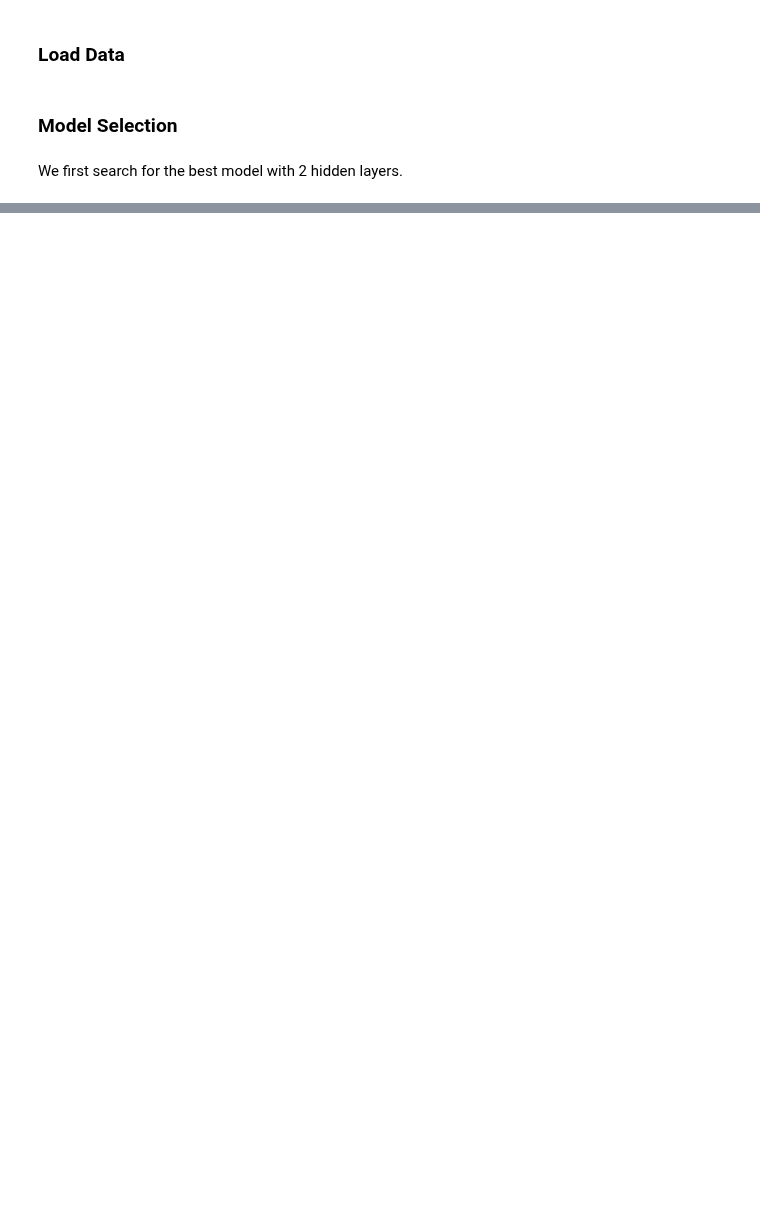
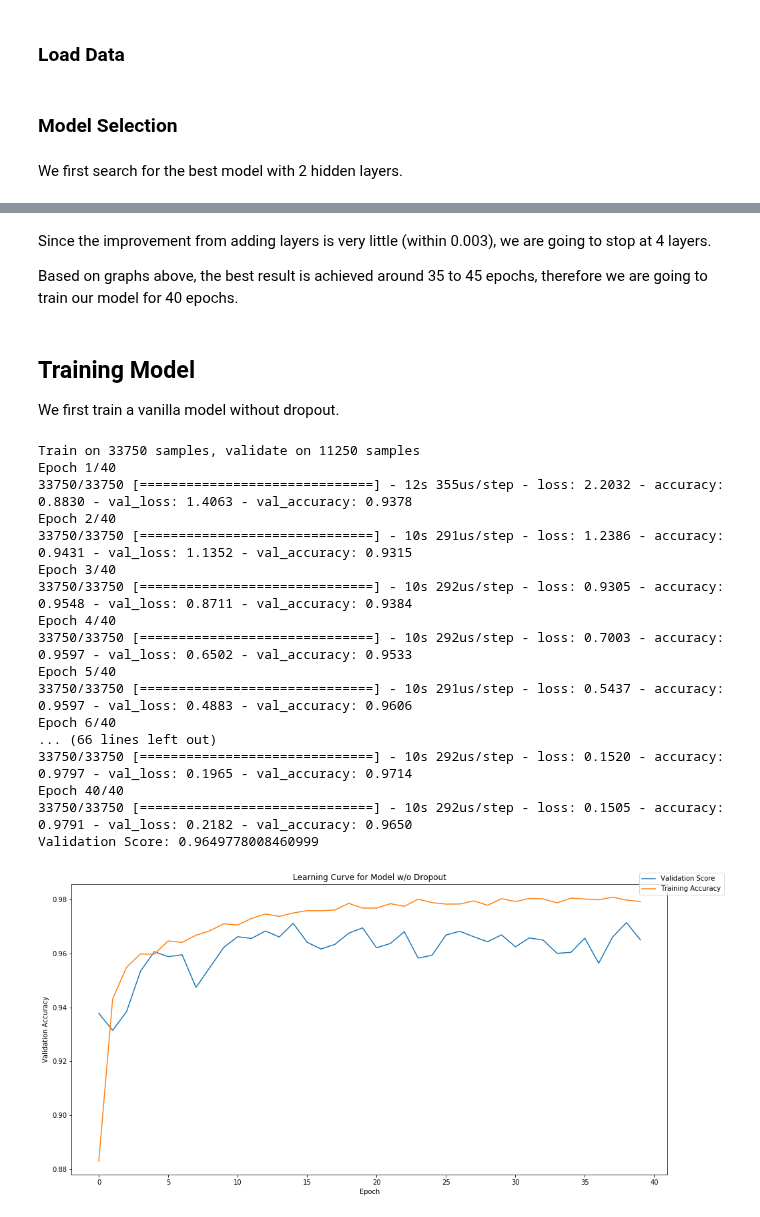
Before and after one commit to michaelqizhi/assignment-5-michaelqizhi, a Jupyter notebook: task2.ipynb, the cells around one changed output, grey strips where cells are left out. Drawn from its saved outputs; the diff is of its cells as text; code cells hidden in the pictures; blank space fills up the shorter version.

```diff
--- a/task2.ipynb
+++ b/task2.ipynb
@@ -89,0 +218,43 @@ np.mean(average_validation, axis = 0)
+# %% [markdown]
+Since the improvement from adding layers is very little (within 0.003), we are going to stop at 4 layers.
+
+Based on graphs above, the best result is achieved around 35 to 45 epochs, therefore we are going to train our model for 40 epochs.
+# %% [markdown]
+## Training Model
+We first train a vanilla model without dropout.
+# %%
+# compile model
+model = make_model2((392, 392, 392, 392), 0.001)
+
+# train model
+history = model.fit(X_train, y_train, validation_split = 0.25, epochs = 40, verbose = 0)
+
+# plot learning curve
+plt.figure(figsize = (16, 8))
+plt.plot(history.history['val_accuracy'], label = 'Validation Score')
+plt.plot(history.history['accuracy'], label = 'Training Accuracy')
+plt.title('Learning Curve for Model w/o Dropout')
+plt.ylabel('Validation Accuracy')
+plt.xlabel('Epoch')
+plt.legend(bbox_to_anchor=(1.1, 1.05))
+
+print('Validation Score: ' + str(history.history['val_accuracy'][-1]))
+# %% [output]
+Train on 33750 samples, validate on 11250 samples
+Epoch 1/40
+33750/33750 [==============================] - 12s 355us/step - loss: 2.2032 - accuracy: 0.8830 - val_loss: 1.4063 - val_accuracy: 0.9378
+Epoch 2/40
+33750/33750 [==============================] - 10s 291us/step - loss: 1.2386 - accuracy: 0.9431 - val_loss: 1.1352 - val_accuracy: 0.9315
+Epoch 3/40
+33750/33750 [==============================] - 10s 292us/step - loss: 0.9305 - accuracy: 0.9548 - val_loss: 0.8711 - val_accuracy: 0.9384
+Epoch 4/40
+33750/33750 [==============================] - 10s 292us/step - loss: 0.7003 - accuracy: 0.9597 - val_loss: 0.6502 - val_accuracy: 0.9533
+Epoch 5/40
+33750/33750 [==============================] - 10s 291us/step - loss: 0.5437 - accuracy: 0.9597 - val_loss: 0.4883 - val_accuracy: 0.9606
+Epoch 6/40
+... (66 lines left out)
+33750/33750 [==============================] - 10s 292us/step - loss: 0.1520 - accuracy: 0.9797 - val_loss: 0.1965 - val_accuracy: 0.9714
+Epoch 40/40
+33750/33750 [==============================] - 10s 292us/step - loss: 0.1505 - accuracy: 0.9791 - val_loss: 0.2182 - val_accuracy: 0.9650
+Validation Score: 0.9649778008460999
+[figure, added]
```
Also changed, not shown: parts of 13 cells of this notebook, 1 other file.
